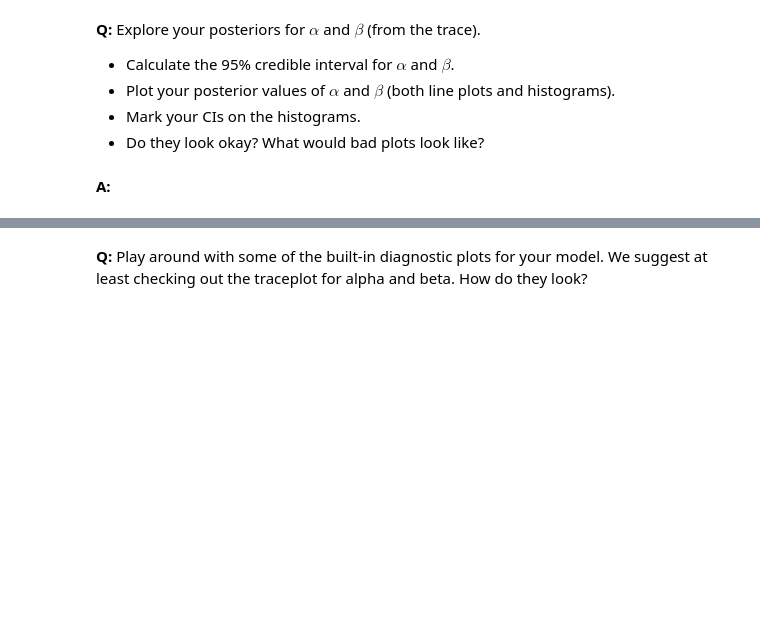
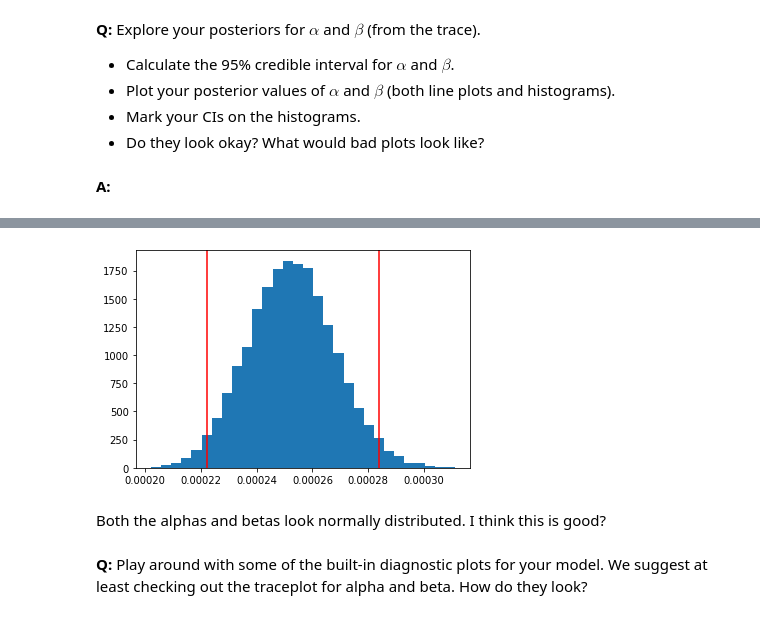
Before and after one commit to xandramichel/Springboard, a Jupyter notebook: MiniProjects/8.3 Bayesian Stats/inferential_statistics_3-Q.ipynb, the cells around one changed output, grey strips where cells are left out. Drawn from its saved outputs; the diff is of its cells as text; code cells hidden in the pictures; blank space fills up the shorter version.

```diff
--- a/MiniProjects/8.3 Bayesian Stats/inferential_statistics_3-Q.ipynb
+++ b/MiniProjects/8.3 Bayesian Stats/inferential_statistics_3-Q.ipynb
@@ -99,3 +154,11 @@ __A:__
+# %%
+_ = plt.hist(beta,bins = 30)
+_ = plt.axvline(beta_interval[0],color='r')
+_ = plt.axvline(beta_interval[1],color='r')
+# %% [output]
+[figure, added]
+# %% [markdown]
+Both the alphas and betas look normally distributed. I think this is good?
 # %% [markdown]
 __Q:__ Play around with some of the built-in diagnostic plots for your model. We suggest at least checking out the traceplot for alpha and beta. How do they look?
 # %% [markdown]
```
Also changed, not shown: parts of 17 cells of this notebook, 1 other file.
